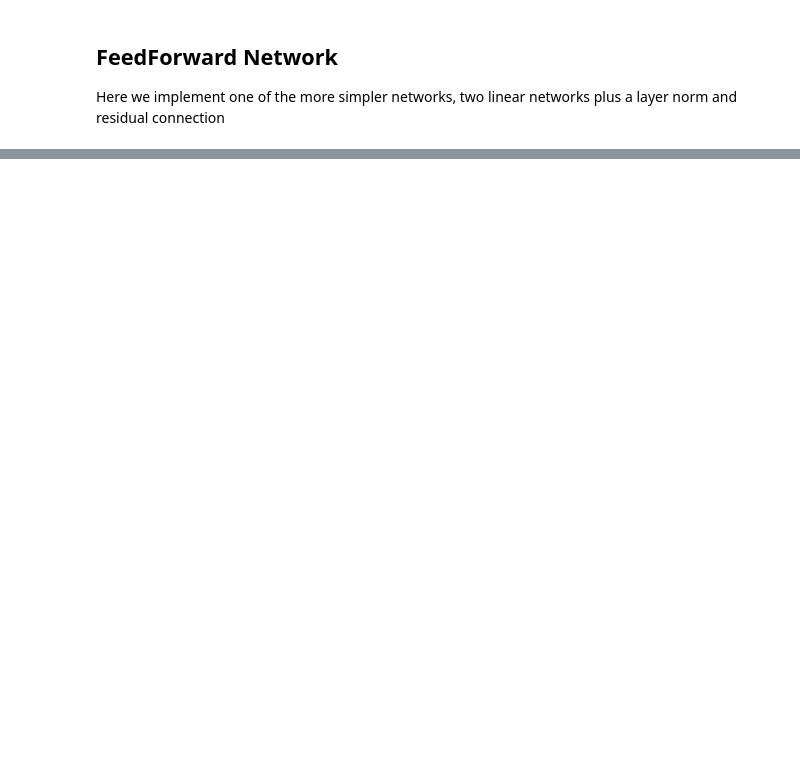
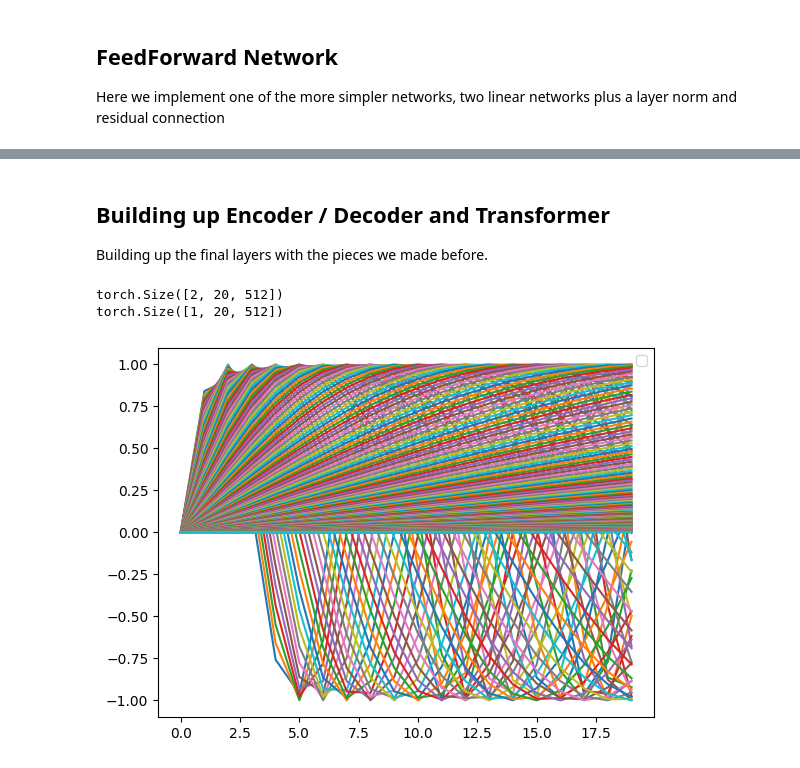
Before and after one commit to JaredE-D/TransformerBuild, a Jupyter notebook: Transformer.ipynb, the cells around one changed output, grey strips where cells are left out. Saved outputs shown, nothing was run; the diff lists cells and outputs as text; code cells hidden in the pictures; blank space fills up the shorter version.

Commit message:
Iterating Over Implementation Finished a first pass and now correcting errors by testing and following structure of data throughout

```diff
--- a/Transformer.ipynb
+++ b/Transformer.ipynb
@@ -183,6 +174,10 @@ class MaskedMultiHeadAttention(nn.Module):
         output = self.dropout(output)
         self.attn_weights = attn_weights
         return output
+# %% [markdown]
+## Building up Encoder / Decoder and Transformer
+
+Building up the final layers with the pieces we made before.
 # %%
 class Decoder(nn.Module):
     def __init__(self, d_model, h, dropout=0.1):
@@ -209,3 +204,22 @@ class Encoder(nn.Module):
             x = attn(x, x, x)
             x = ff(x)
         return x
+# %%
+# Testing the individual comoponents and dimensions
+#Post tokenization we will have a tensor of shape [batch_size, seq_length, ],
+test_token = torch.randint(0, 1000, (2, 10))  # Example tokenized with batch_size=2, seq_ length= 10 and vocab = 40k
+test_t = torch.rand(2, 20, 512)
+print(test_t.shape)
+test1 = create_positional_encoding(test_t.shape[1], test_t.shape[2])
+print(test1.shape)
+ffnet = FeedForward(512)
+print(test1.shape)
+# %% [output]
+torch.Size([2, 20, 512])
+torch.Size([1, 20, 512])
+# %%
+plt.plot(test1[0, :, 0:500:2].numpy())
+plt.legend()
+plt.show()
+# %% [output]
+[figure, added]
```
Also changed, not shown: parts of 5 cells of this notebook.
